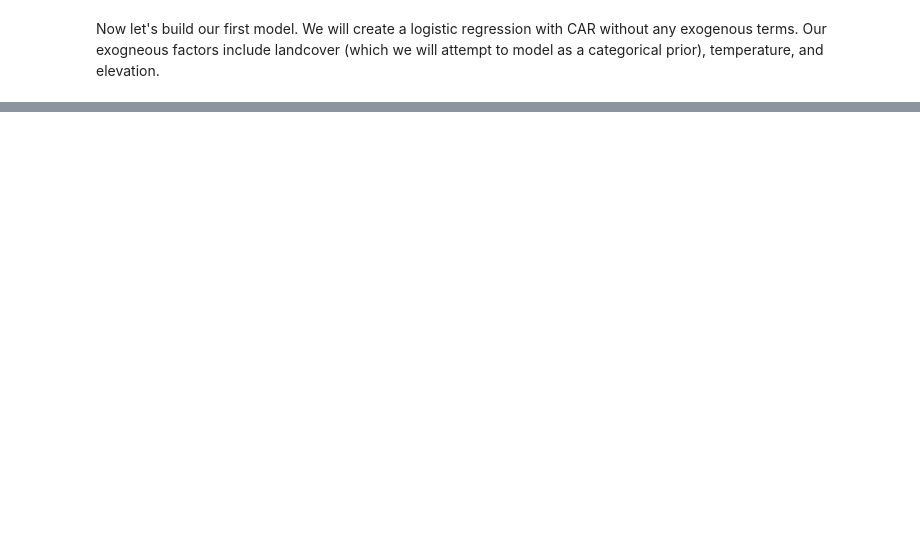
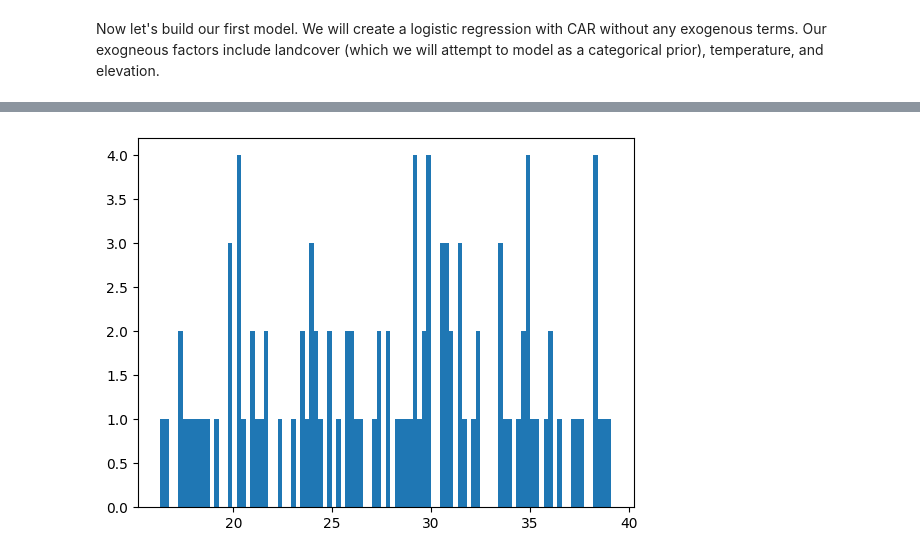
Before and after one commit to acmiyaguchi/iyse4620-birdcall-distributions, a Jupyter notebook: notebooks/2022-11-11-car-model.ipynb, the cells around one changed output, grey strips where cells are left out. Saved outputs shown, nothing was run; the diff lists cells and outputs as text; code cells hidden in the pictures; blank space fills up the shorter version.

```diff
--- a/notebooks/2022-11-11-car-model.ipynb
+++ b/notebooks/2022-11-11-car-model.ipynb
@@ -103,0 +111,7 @@ prep_df
+# %%
+import matplotlib.pyplot as plt
+
+plt.hist(prep_df.day_temp_mean, bins=100)
+plt.show()
+# %% [output]
+[figure, added]
```
Also changed, not shown: parts of 11 cells of this notebook, 1 other file.
